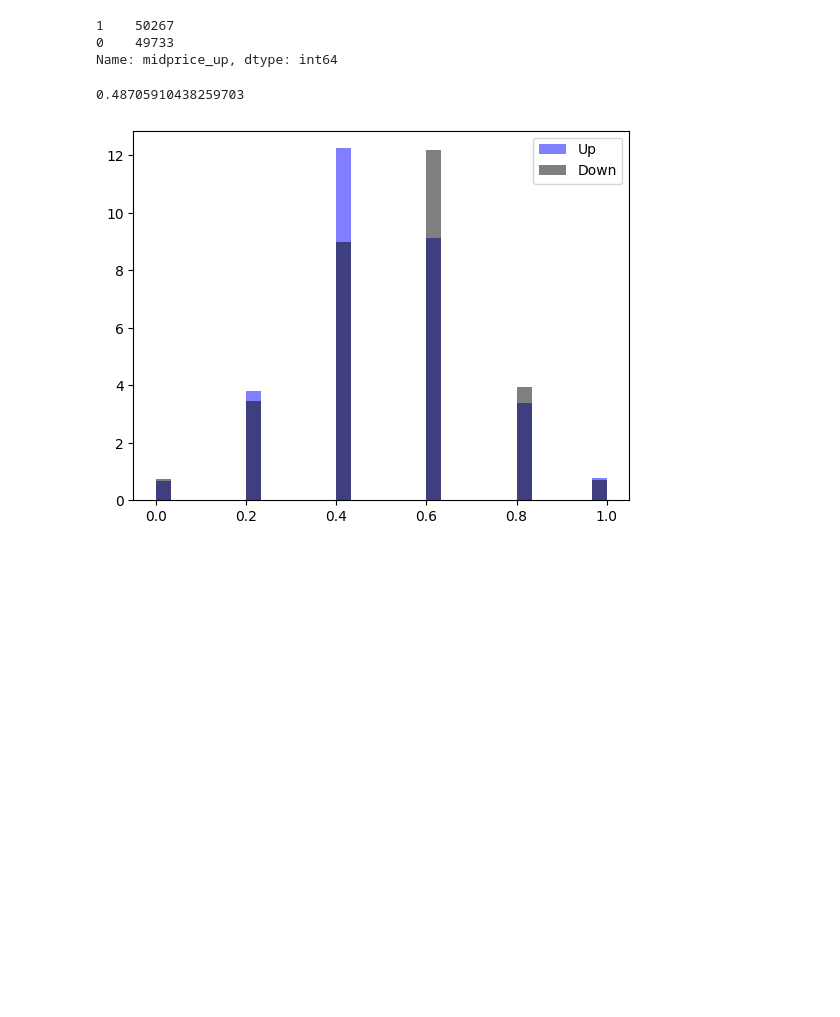
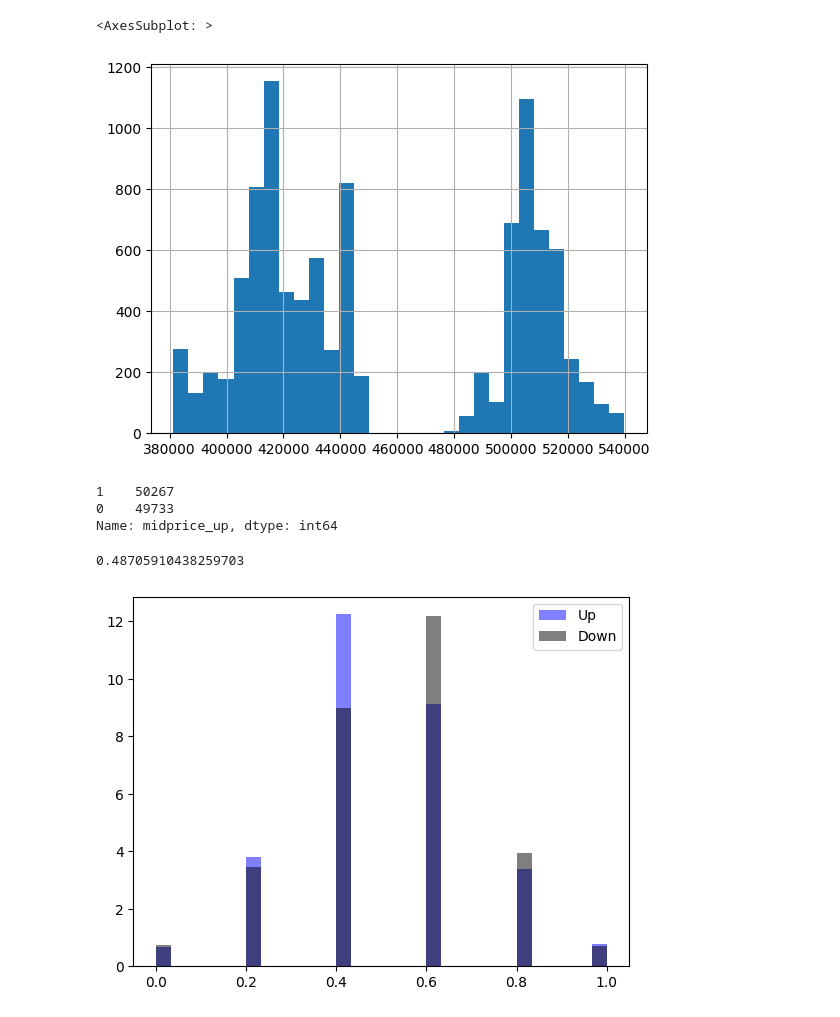
Before and after one commit to georgec123/dl_cw, a Jupyter notebook: src/eda.ipynb, the cells around one changed output. Drawn from its saved outputs; the diff is of its cells as text; code cells hidden in the pictures; blank space fills up the shorter version.

```diff
--- a/src/eda.ipynb
+++ b/src/eda.ipynb
@@ -11,4 +14,12 @@ from sklearn.model_selection import train_test_split
 # %%
+test_df = pd.read_csv('../data/Data_B_nolabels.csv', header=None)
+
+columns=['ss_lob_1_p','ss_lob_1_v','bs_lob_1_p','bs_lob_1_v','ss_lob_2_p','ss_lob_2_v',
+'bs_lob_2_p','bs_lob_2_v','ss_lob_3_p','ss_lob_3_v','bs_lob_3_p','bs_lob_3_v','ss_lob_4_p','ss_lob_4_v',
+'bs_lob_4_p','bs_lob_4_v','c1','c2','c3','c4','c5']
+
+test_df.columns = columns
+
 df = pd.read_csv('../data/Data_A.csv', header=None)
 
 columns=['midprice_up','ss_lob_1_p','ss_lob_1_v','bs_lob_1_p','bs_lob_1_v','ss_lob_2_p','ss_lob_2_v',
@@ -20,26 +31,3 @@ df.columns = columns
 price_cols = ['ss_lob_1_p','bs_lob_1_p','ss_lob_2_p','bs_lob_2_p','ss_lob_3_p','bs_lob_3_p','ss_lob_4_p','bs_lob_4_p']
 vol_cols = ['ss_lob_1_v','bs_lob_1_v','ss_lob_2_v','bs_lob_2_v','ss_lob_3_v','bs_lob_3_v','ss_lob_4_v','bs_lob_4_v']
 prev_mid_m_cols = ['c1', 'c2', 'c3', 'c4', 'c5']
-
-price_df = df[price_cols]
-
-min_price = price_df.min().min()
-max_price = price_df.max().max()
-
-vol_df = df[vol_cols]
-
-min_vol = vol_df.min().min()
-max_vol = vol_df.max().max()
-
-price_transformer = lambda x: (x-min_price)/(max_price-min_price)
-vol_transformer = lambda x: (x-min_vol)/(max_vol-min_vol)
-
-df[vol_cols] = vol_transformer(df[vol_cols])
-df[price_cols] = price_transformer(df[price_cols])
-
-df['bs_pressure1'] = (df['bs_lob_1_v']>df['ss_lob_1_v']).astype(int)
-df['bs_pressure2'] = ((df['bs_lob_1_v']+df['bs_lob_2_v'])>(df['ss_lob_1_v']+df['ss_lob_2_v'])).astype(int)
-
-df['l1_diff']= df['ss_lob_1_v']-df['bs_lob_1_v']
-df['avg_5'] = df[prev_mid_m_cols].mean(axis=1)
-df['momentum_up'] = (df['avg_5']>0.5).astype(int)
@@ -62,3 +55,8 @@ df
+# %%
+test_df['bs_lob_1_p'].hist(bins=30)
+# %% [output]
+<AxesSubplot: >
+[figure, added]
 # %%
 df['midprice_up'].value_counts()
 # %% [output]
```
Also changed, not shown: parts of 9 cells of this notebook, 5 other files.
